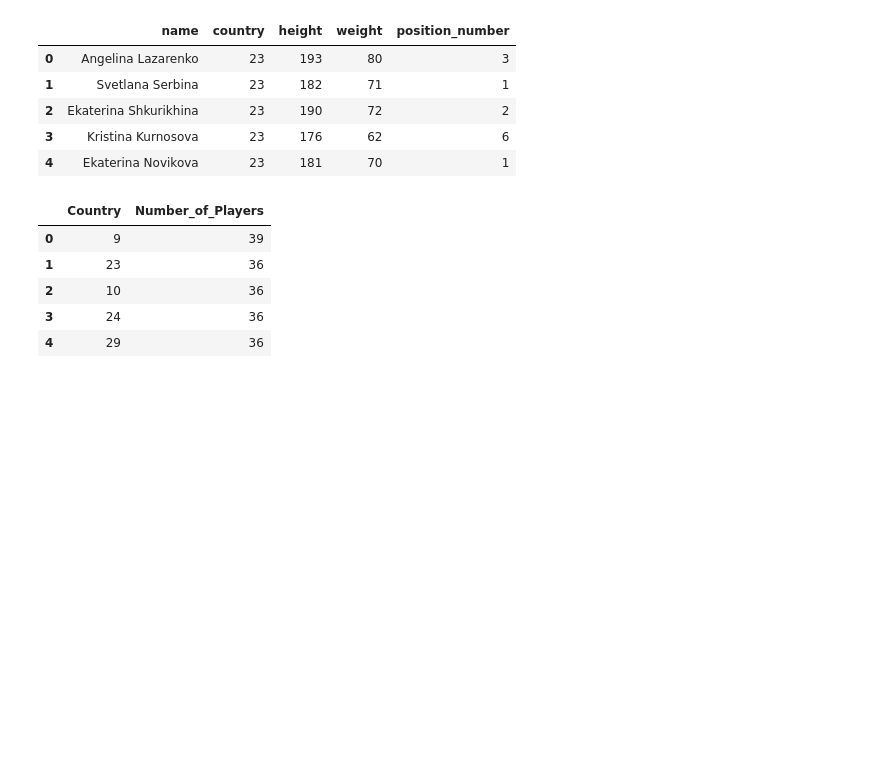
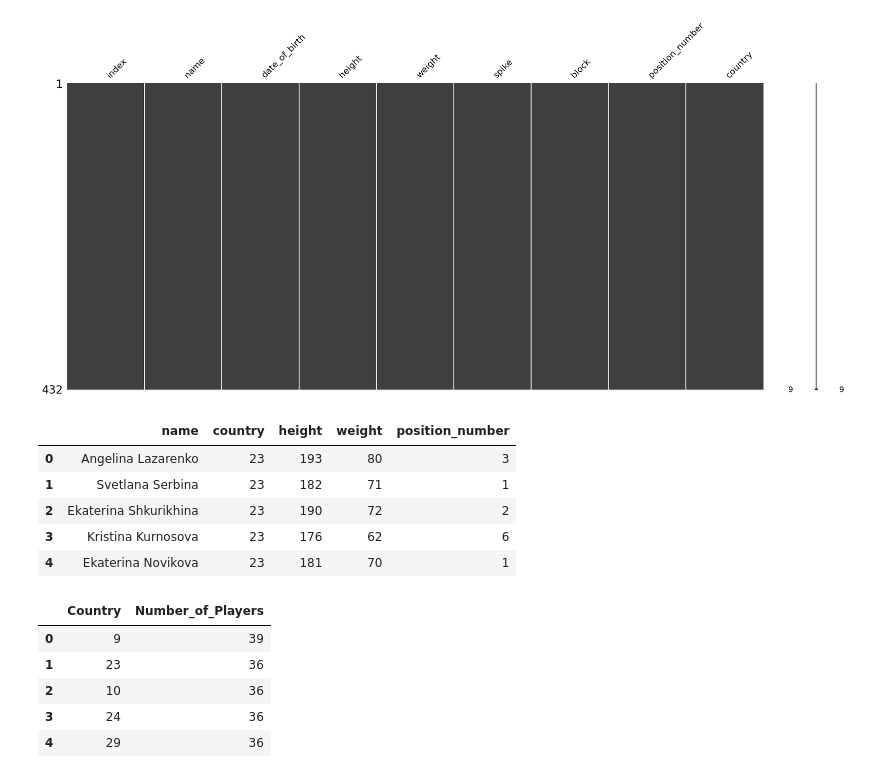
Before and after one commit to Raghuramravi/A, a Jupyter notebook: Ass.ipynb, the cells around one changed output. Drawn from its saved outputs; the diff is of its cells as text; code cells hidden in the pictures; blank space fills up the shorter version.

```diff
--- a/Ass.ipynb
+++ b/Ass.ipynb
@@ -2,0 +61,16 @@
+# %%
+import pandas as pd
+
+url = "https://raw.githubusercontent.com/Raghuramravi/b/main/clean_data.csv"
+df = pd.read_csv(url)
+df.isnull().sum()
+(df.isnull().sum() / len(df)) * 100
+df[df.isnull().any(axis=1)]
+df.isnull().sum().sum()
+!pip install missingno
+import missingno as msno
+import matplotlib.pyplot as plt
+
+msno.matrix(df)
+plt.show()
+# %% [output]
@@ -3,3 +94,4 @@
+[figure, added]
 # %%
 import pandas as pd
 import matplotlib.pyplot as plt
```
Also changed, not shown: parts of 6 cells of this notebook.
